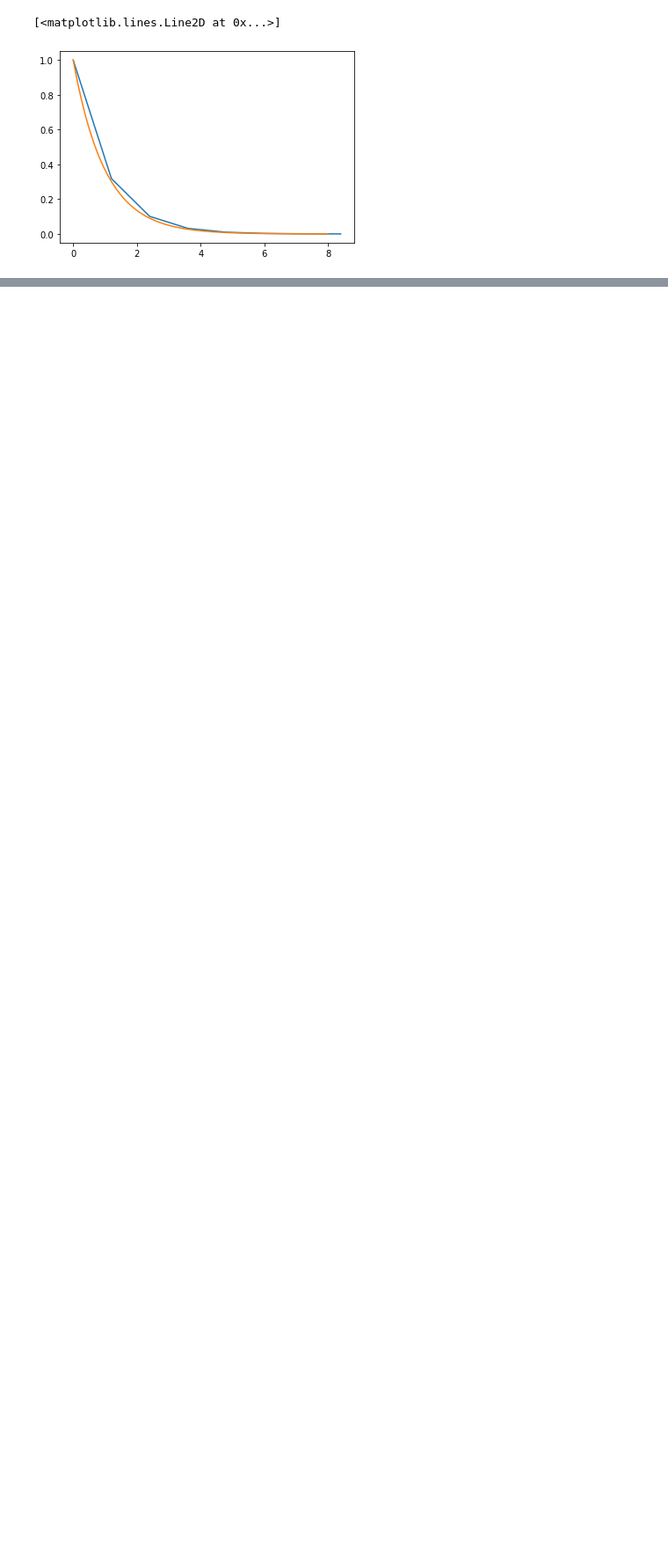
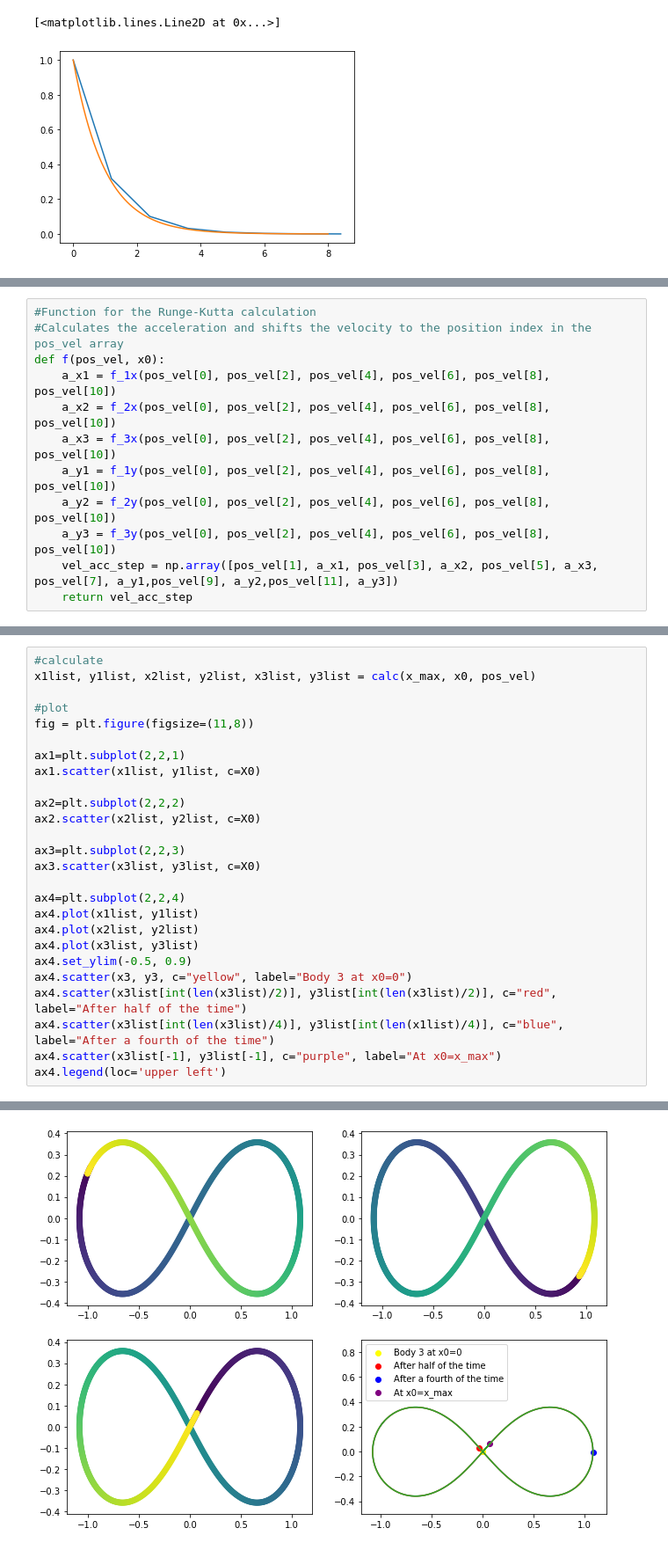
Before and after one commit to nlwach/Comp_Phys_zettel, a Jupyter notebook: Comp_Phys_Zettel/Zettel 3/Zettel_3_Noah.ipynb, the cells around one changed output, grey strips where cells are left out. Shown at 88% size. Drawn from its saved outputs; the diff is of its cells as text; blank space fills up the shorter version.

```diff
--- a/Comp_Phys_Zettel/Zettel 3/Zettel_3_Noah.ipynb
+++ b/Comp_Phys_Zettel/Zettel 3/Zettel_3_Noah.ipynb
@@ -73,0 +114,12 @@ plt.plot(x_1, so(1, x_1))
+# %%
+#Function for the Runge-Kutta calculation
+#Calculates the acceleration and shifts the velocity to the position index in the pos_vel array
+def f(pos_vel, x0):
+    a_x1 = f_1x(pos_vel[0], pos_vel[2], pos_vel[4], pos_vel[6], pos_vel[8], pos_vel[10])
+    a_x2 = f_2x(pos_vel[0], pos_vel[2], pos_vel[4], pos_vel[6], pos_vel[8], pos_vel[10])
+    a_x3 = f_3x(pos_vel[0], pos_vel[2], pos_vel[4], pos_vel[6], pos_vel[8], pos_vel[10])
+    a_y1 = f_1y(pos_vel[0], pos_vel[2], pos_vel[4], pos_vel[6], pos_vel[8], pos_vel[10])
+    a_y2 = f_2y(pos_vel[0], pos_vel[2], pos_vel[4], pos_vel[6], pos_vel[8], pos_vel[10])
+    a_y3 = f_3y(pos_vel[0], pos_vel[2], pos_vel[4], pos_vel[6], pos_vel[8], pos_vel[10])
+    vel_acc_step = np.array([pos_vel[1], a_x1, pos_vel[3], a_x2, pos_vel[5], a_x3, pos_vel[7], a_y1,pos_vel[9], a_y2,pos_vel[11], a_y3])
+    return vel_acc_step
@@ -73,0 +177,27 @@ plt.plot(x_1, so(1, x_1))
+# %%
+#calculate
+x1list, y1list, x2list, y2list, x3list, y3list = calc(x_max, x0, pos_vel)
+
+#plot
+fig = plt.figure(figsize=(11,8))
+
+ax1=plt.subplot(2,2,1)
+ax1.scatter(x1list, y1list, c=X0)
+
+ax2=plt.subplot(2,2,2)
+ax2.scatter(x2list, y2list, c=X0)
+
+ax3=plt.subplot(2,2,3)
+ax3.scatter(x3list, y3list, c=X0)
+
+ax4=plt.subplot(2,2,4)
+ax4.plot(x1list, y1list)
+ax4.plot(x2list, y2list)
+ax4.plot(x3list, y3list)
+ax4.set_ylim(-0.5, 0.9)
+ax4.scatter(x3, y3, c="yellow", label="Body 3 at x0=0")
+ax4.scatter(x3list[int(len(x3list)/2)], y3list[int(len(x3list)/2)], c="red", label="After half of the time")
+ax4.scatter(x3list[int(len(x3list)/4)], y3list[int(len(x1list)/4)], c="blue", label="After a fourth of the time")
+ax4.scatter(x3list[-1], y3list[-1], c="purple", label="At x0=x_max")
+ax4.legend(loc='upper left')
+# %% [output]
@@ -73,0 +205 @@ plt.plot(x_1, so(1, x_1))
+[figure, added]
```
Also changed, not shown: parts of 16 cells of this notebook.
